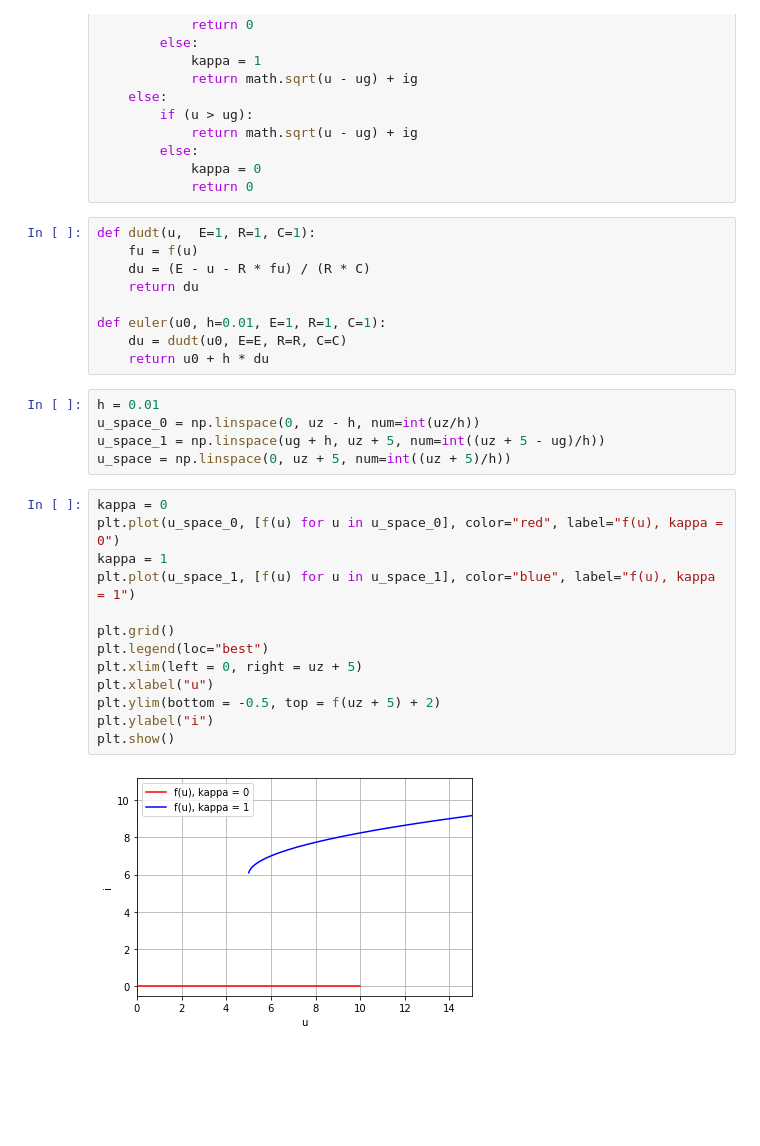
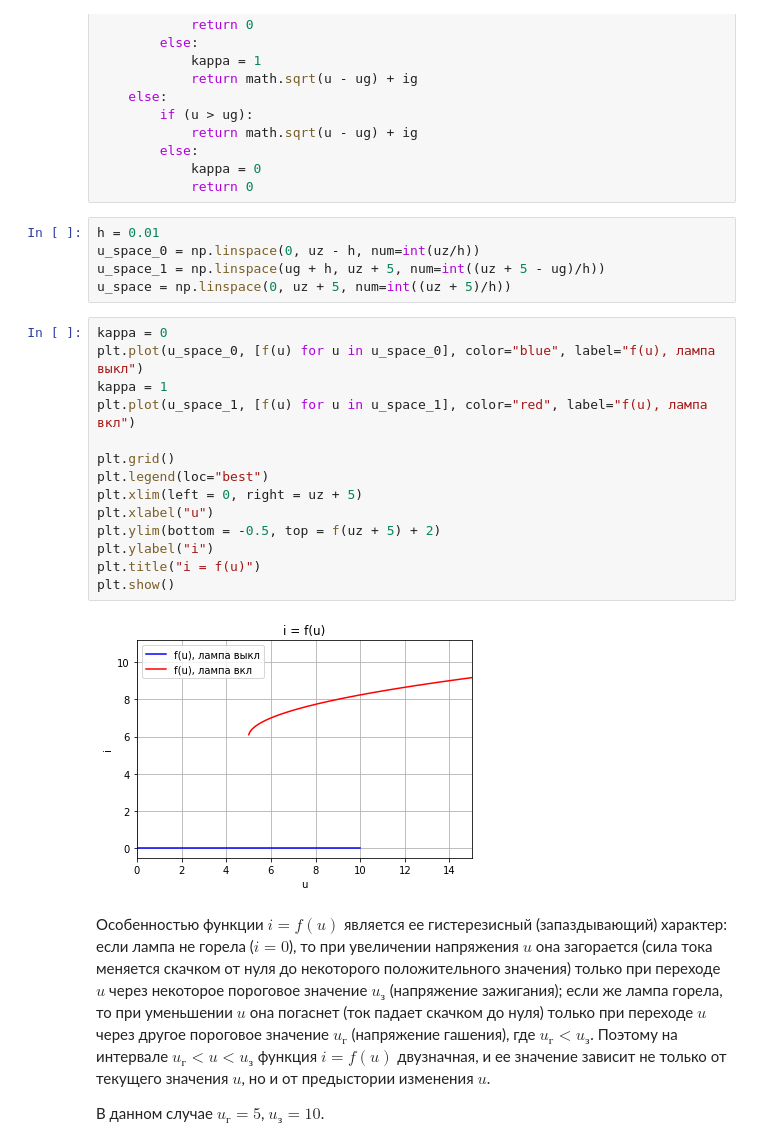
Before and after one commit to Python3xsssss/SE-Laba-2, a Jupyter notebook: Laba2.ipynb, the cells around one changed output. Drawn from its saved outputs; the diff is of its cells as text; blank space fills up the shorter version.

```diff
--- a/Laba2.ipynb
+++ b/Laba2.ipynb
@@ -24,15 +30,6 @@ def f(u):
         else:
             kappa = 0
             return 0
-# %%
-def dudt(u,  E=1, R=1, C=1):
-    fu = f(u)
-    du = (E - u - R * fu) / (R * C)
-    return du
-
-def euler(u0, h=0.01, E=1, R=1, C=1):
-    du = dudt(u0, E=E, R=R, C=C)
-    return u0 + h * du
 # %%
 h = 0.01
 u_space_0 = np.linspace(0, uz - h, num=int(uz/h))
@@ -40,16 +37,21 @@ u_space_1 = np.linspace(ug + h, uz + 5, num=int((uz + 5 - ug)/h))
 u_space = np.linspace(0, uz + 5, num=int((uz + 5)/h))
 # %%
 kappa = 0
-plt.plot(u_space_0, [f(u) for u in u_space_0], color="red", label="f(u), kappa = 0")
+plt.plot(u_space_0, [f(u) for u in u_space_0], color="blue", label="f(u), лампа выкл")
 kappa = 1
-plt.plot(u_space_1, [f(u) for u in u_space_1], color="blue", label="f(u), kappa = 1")
+plt.plot(u_space_1, [f(u) for u in u_space_1], color="red", label="f(u), лампа вкл")
 
 plt.grid()
 plt.legend(loc="best")
 plt.xlim(left = 0, right = uz + 5)
 plt.xlabel("u")
 plt.ylim(bottom = -0.5, top = f(uz + 5) + 2)
 plt.ylabel("i")
+plt.title("i = f(u)")
 plt.show()
 # %% [output]
-[figure, old version]
+[figure, new version]
+# %% [markdown]
+Особенностью функции $i = f(u)$ является ее гистерезисный (запаздывающий) характер: если лампа не горела ($i = 0$), то при увеличении напряжения $u$ она загорается (сила тока меняется скачком от нуля до некоторого положительного значения) только при переходе $u$ через некоторое пороговое значение $u_з$ (напряжение зажигания); если же лампа горела, то при уменьшении $u$ она погаснет (ток падает скачком до нуля) только при переходе $u$ через другое пороговое значение $u_г$ (напряжение гашения), где $u_г < u_з$. Поэтому на интервале $u_г < u < u_з$ функция $i = f(u)$ двузначная, и ее значение зависит не только от текущего значения $u$, но и от предыстории изменения $u$.
+
+В данном случае $u_г = 5$, $u_з = 10$.
```
Also changed, not shown: parts of 11 cells of this notebook.
